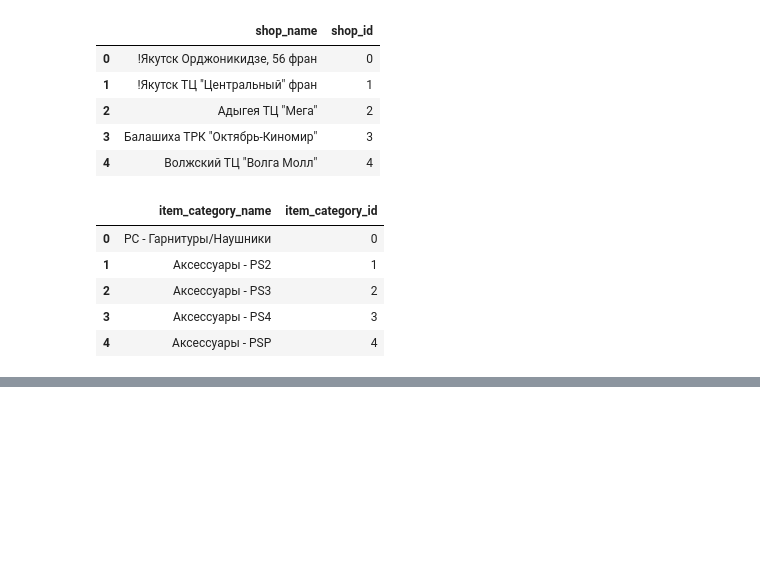
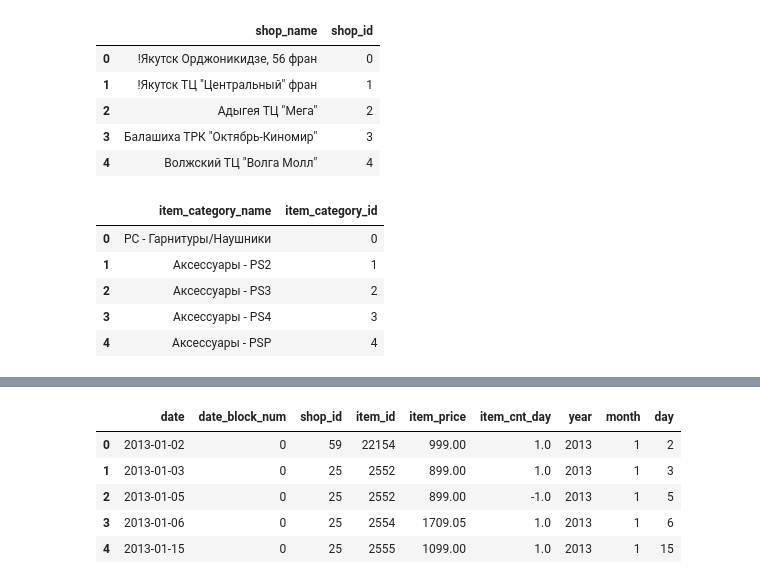
Before and after one commit to TayJen/HSE-Practice, a Jupyter notebook: HSE Final Project: Predict Future Sales.ipynb, the cells around one changed output, grey strips where cells are left out. Drawn from its saved outputs; the diff is of its cells as text; code cells hidden in the pictures; blank space fills up the shorter version.

```diff
--- a/HSE Final Project: Predict Future Sales.ipynb
+++ b/HSE Final Project: Predict Future Sales.ipynb
@@ -194,0 +234,12 @@ df_categories.head()
+# %%
+df_train['year'] = df_train.date.dt.year
+df_train['month'] = df_train.date.dt.month
+df_train['day'] = df_train.date.dt.day
+df_train.head()
+# %% [output]
+|  | date | date_block_num | shop_id | item_id | item_price | item_cnt_day | year | month | day |
+| 0 | 2013-01-02 | 0 | 59 | 22154 | 999.00 | 1.0 | 2013 | 1 | 2 |
+| 1 | 2013-01-03 | 0 | 25 | 2552 | 899.00 | 1.0 | 2013 | 1 | 3 |
+| 2 | 2013-01-05 | 0 | 25 | 2552 | 899.00 | -1.0 | 2013 | 1 | 5 |
+| 3 | 2013-01-06 | 0 | 25 | 2554 | 1709.05 | 1.0 | 2013 | 1 | 6 |
+| 4 | 2013-01-15 | 0 | 25 | 2555 | 1099.00 | 1.0 | 2013 | 1 | 15 |
```
Also changed, not shown: parts of 9 cells of this notebook.
